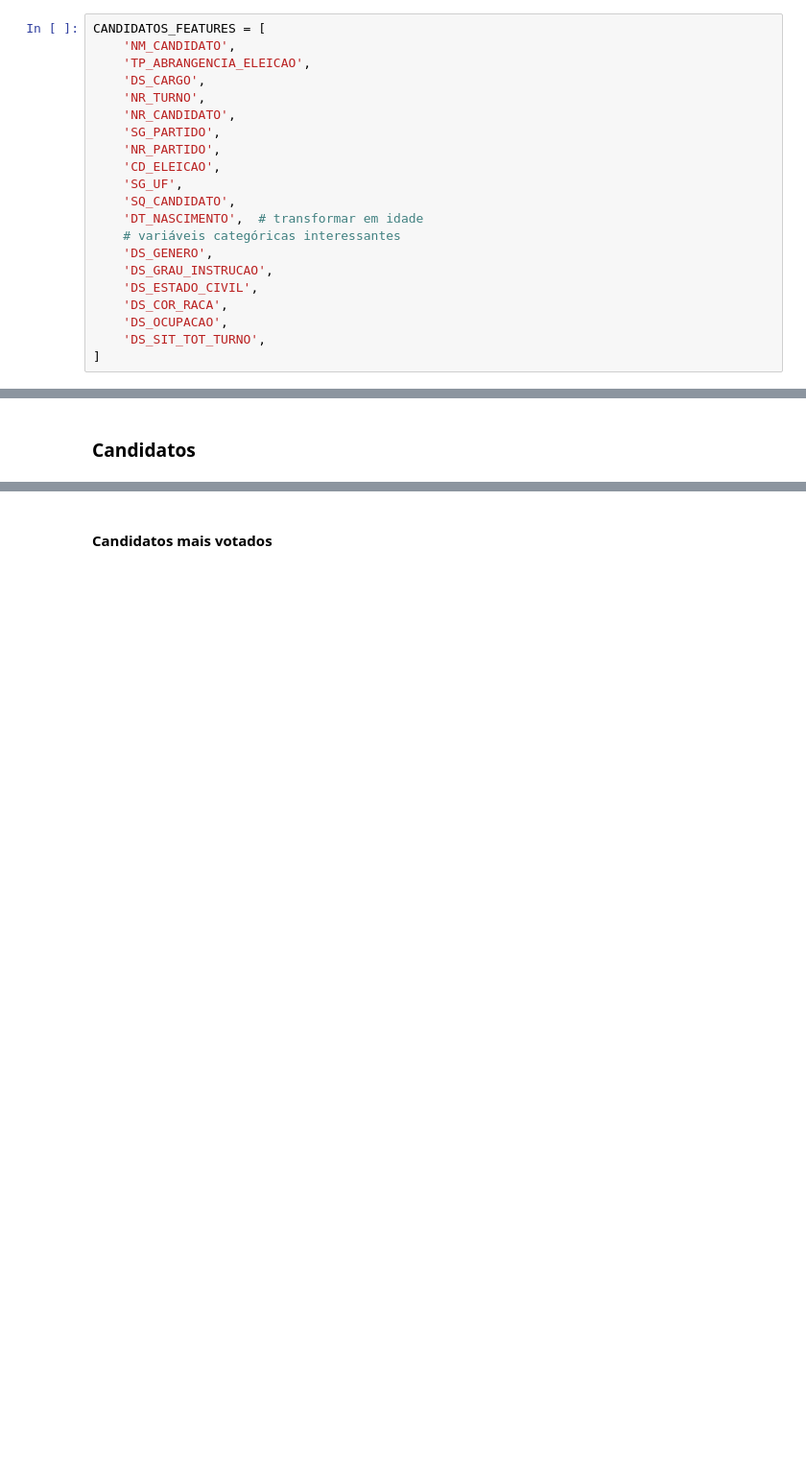
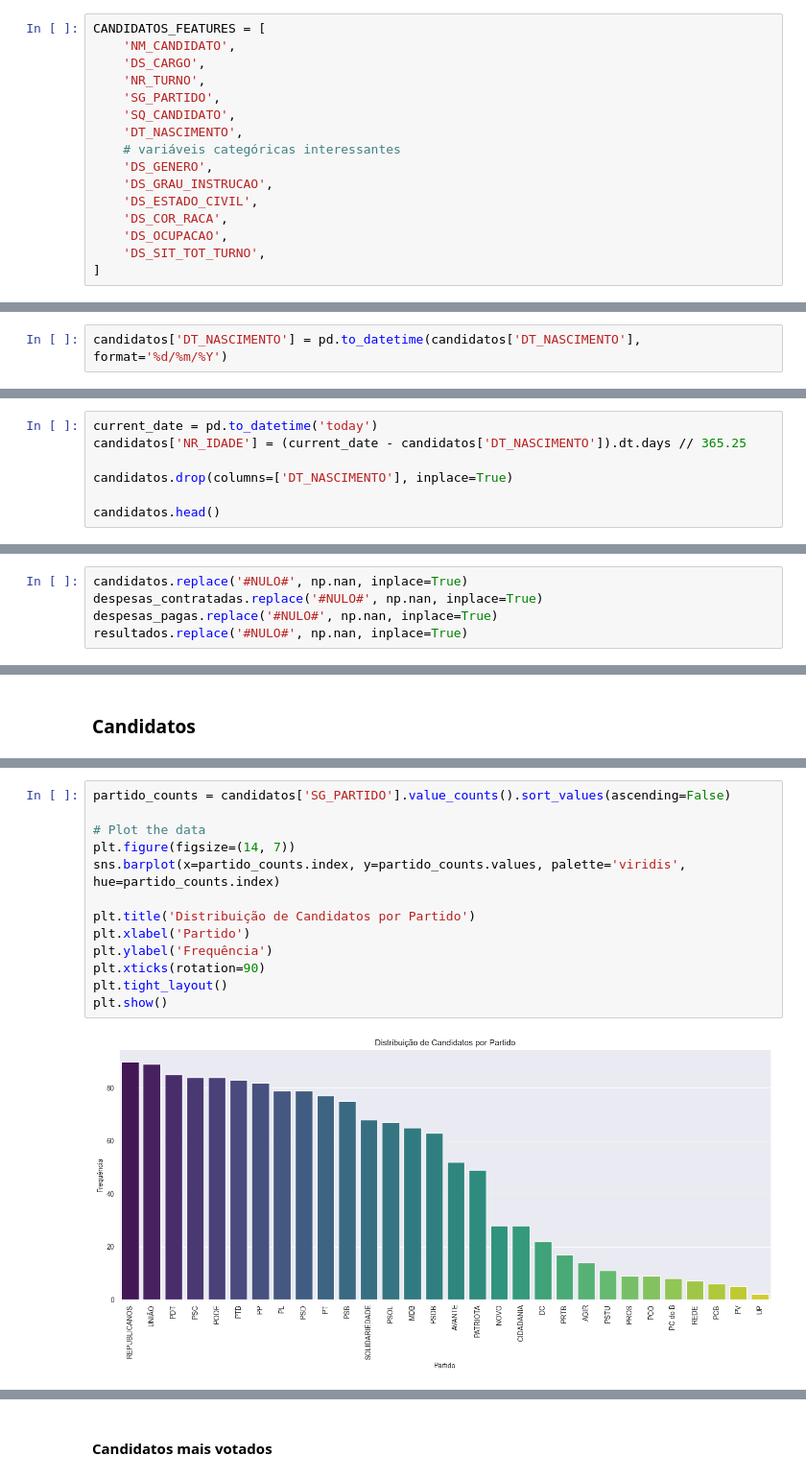
Before and after one commit to LeonardoBerlatto/data-processing-tse-study, a Jupyter notebook: notebook.ipynb, the cells around one changed output, grey strips where cells are left out. Shown: that part at 96% size. Drawn from its saved outputs; the diff is of its cells as text; blank space fills up the shorter version.

```diff
--- a/notebook.ipynb
+++ b/notebook.ipynb
@@ -24,16 +58,11 @@ candidatos_df.columns
 # %%
 CANDIDATOS_FEATURES = [
     'NM_CANDIDATO',
-    'TP_ABRANGENCIA_ELEICAO',
     'DS_CARGO',
     'NR_TURNO',
-    'NR_CANDIDATO',
     'SG_PARTIDO',
-    'NR_PARTIDO',
-    'CD_ELEICAO',
-    'SG_UF',
     'SQ_CANDIDATO',
-    'DT_NASCIMENTO',  # transformar em idade
+    'DT_NASCIMENTO',
     # variáveis categóricas interessantes
     'DS_GENERO',
     'DS_GRAU_INSTRUCAO',
@@ -122,0 +225,2 @@ resultados = resultados_df[RESULTADOS_FEATURES]
+# %%
+candidatos['DT_NASCIMENTO'] = pd.to_datetime(candidatos['DT_NASCIMENTO'], format='%d/%m/%Y')
@@ -122,0 +235,7 @@ resultados = resultados_df[RESULTADOS_FEATURES]
+# %%
+current_date = pd.to_datetime('today')
+candidatos['NR_IDADE'] = (current_date - candidatos['DT_NASCIMENTO']).dt.days // 365.25
+
+candidatos.drop(columns=['DT_NASCIMENTO'], inplace=True)
+
+candidatos.head()
@@ -122,0 +260,5 @@ resultados = resultados_df[RESULTADOS_FEATURES]
+# %%
+candidatos.replace('#NULO#', np.nan, inplace=True)
+despesas_contratadas.replace('#NULO#', np.nan, inplace=True)
+despesas_pagas.replace('#NULO#', np.nan, inplace=True)
+resultados.replace('#NULO#', np.nan, inplace=True)
@@ -124,0 +307,15 @@ resultados = resultados_df[RESULTADOS_FEATURES]
+# %%
+partido_counts = candidatos['SG_PARTIDO'].value_counts().sort_values(ascending=False)
+
+# Plot the data
+plt.figure(figsize=(14, 7))
+sns.barplot(x=partido_counts.index, y=partido_counts.values, palette='viridis', hue=partido_counts.index)
+
+plt.title('Distribuição de Candidatos por Partido')
+plt.xlabel('Partido')
+plt.ylabel('Frequência')
+plt.xticks(rotation=90)
+plt.tight_layout()
+plt.show()
+# %% [output]
+[figure, added]
```
Also changed, not shown: parts of 68 cells of this notebook, 2 other files.
